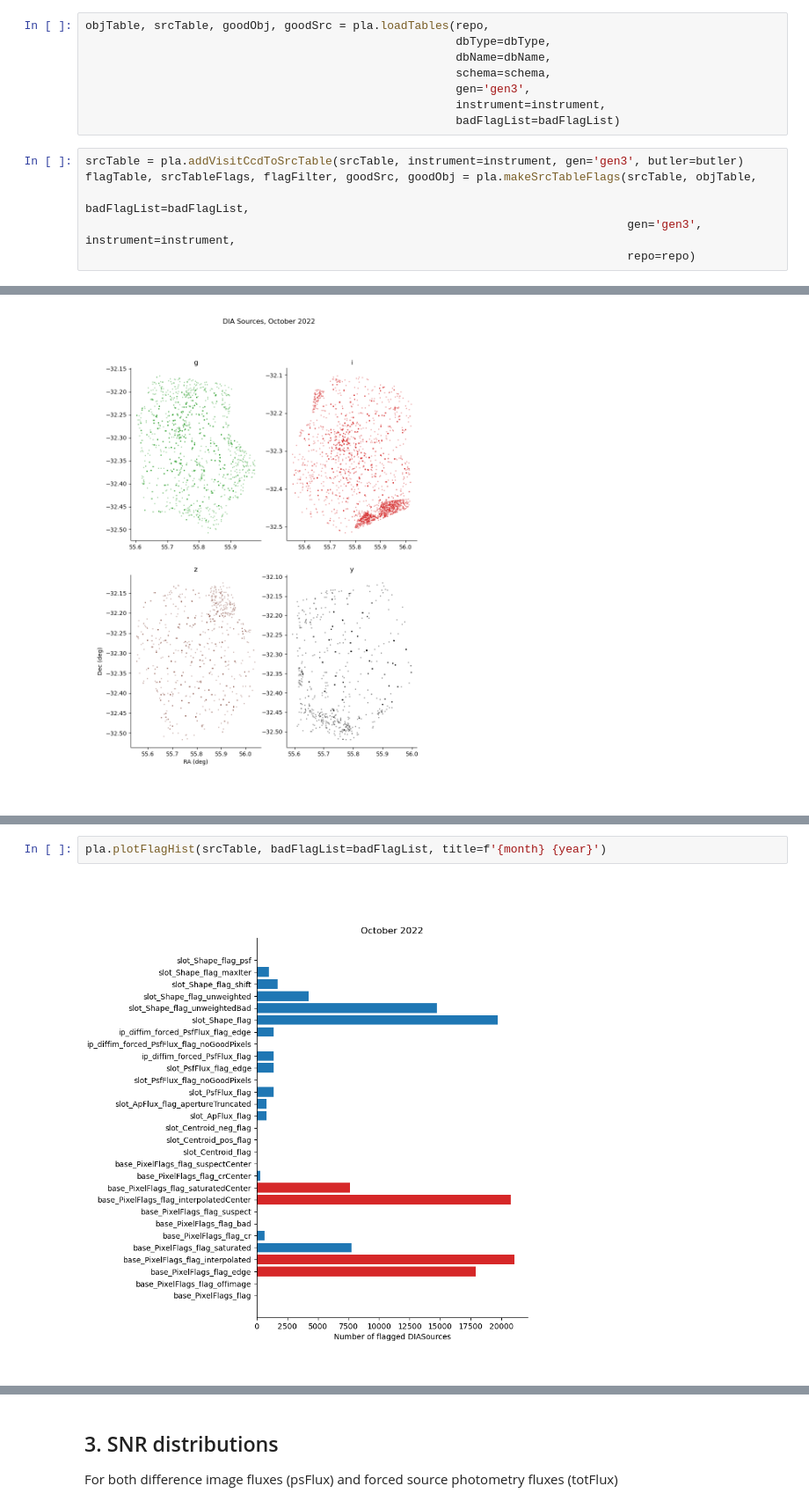
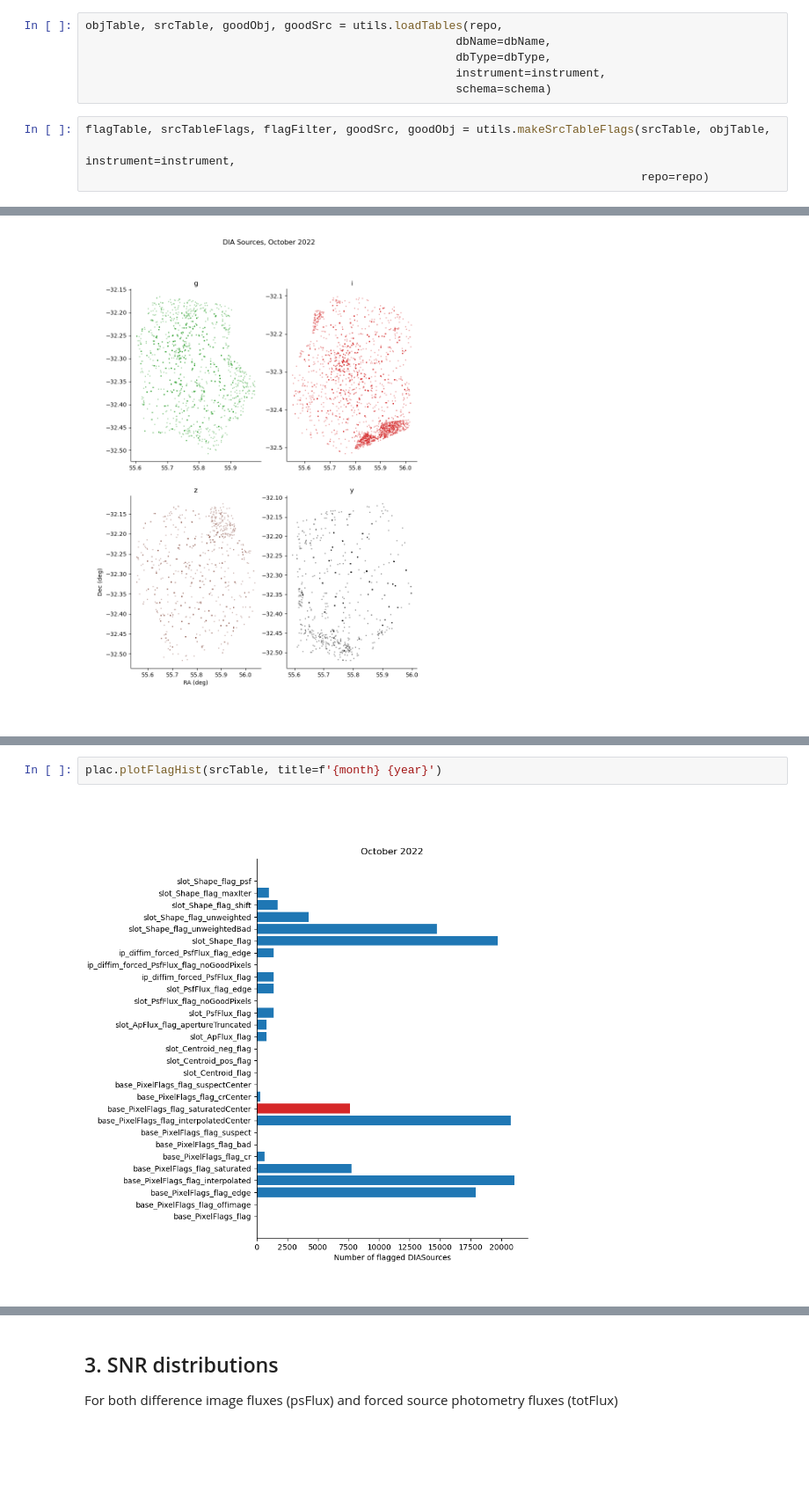
Before and after one commit to lsst-dm/ap_pipe-notebooks, a Jupyter notebook: notebooks/DM-36026-AP-DC2-Oct2022.ipynb, the cells around one changed output, grey strips where cells are left out. Shown at 88% size. Cells and saved outputs as stored; diff of their text form; blank space fills up the shorter version.

```diff
--- a/notebooks/DM-36026-AP-DC2-Oct2022.ipynb
+++ b/notebooks/DM-36026-AP-DC2-Oct2022.ipynb
@@ -84,17 +80,13 @@ badFlagList = ['base_PixelFlags_flag_bad',
 # %%
-objTable, srcTable, goodObj, goodSrc = pla.loadTables(repo,
+objTable, srcTable, goodObj, goodSrc = utils.loadTables(repo,
+                                                      dbName=dbName,
                                                       dbType=dbType,
-                                                      dbName=dbName,
-                                                      schema=schema,
-                                                      gen='gen3',
                                                       instrument=instrument,
-                                                      badFlagList=badFlagList)
+                                                      schema=schema)
 # %%
-srcTable = pla.addVisitCcdToSrcTable(srcTable, instrument=instrument, gen='gen3', butler=butler)
-flagTable, srcTableFlags, flagFilter, goodSrc, goodObj = pla.makeSrcTableFlags(srcTable, objTable,
-                                                                               badFlagList=badFlagList,
-                                                                               gen='gen3', instrument=instrument,
-                                                                               repo=repo)
+flagTable, srcTableFlags, flagFilter, goodSrc, goodObj = utils.makeSrcTableFlags(srcTable, objTable,
+                                                                                 instrument=instrument,
+                                                                                 repo=repo)
 # %%
 objTable.columns
 # %% [output]
@@ -208,8 +189,8 @@ for band, color in zip(bandList, colorList):
 [figure]
 [figure]
 # %%
-pla.plotFlagHist(srcTable, badFlagList=badFlagList, title=f'{month} {year}')
+plac.plotFlagHist(srcTable, title=f'{month} {year}')
 # %% [output]
-[figure, old version]
+[figure, new version]
 # %%
 for band, color in zip(bandList, colorList):
```
Also changed, not shown: parts of 12 cells of this notebook, 1 other file.
